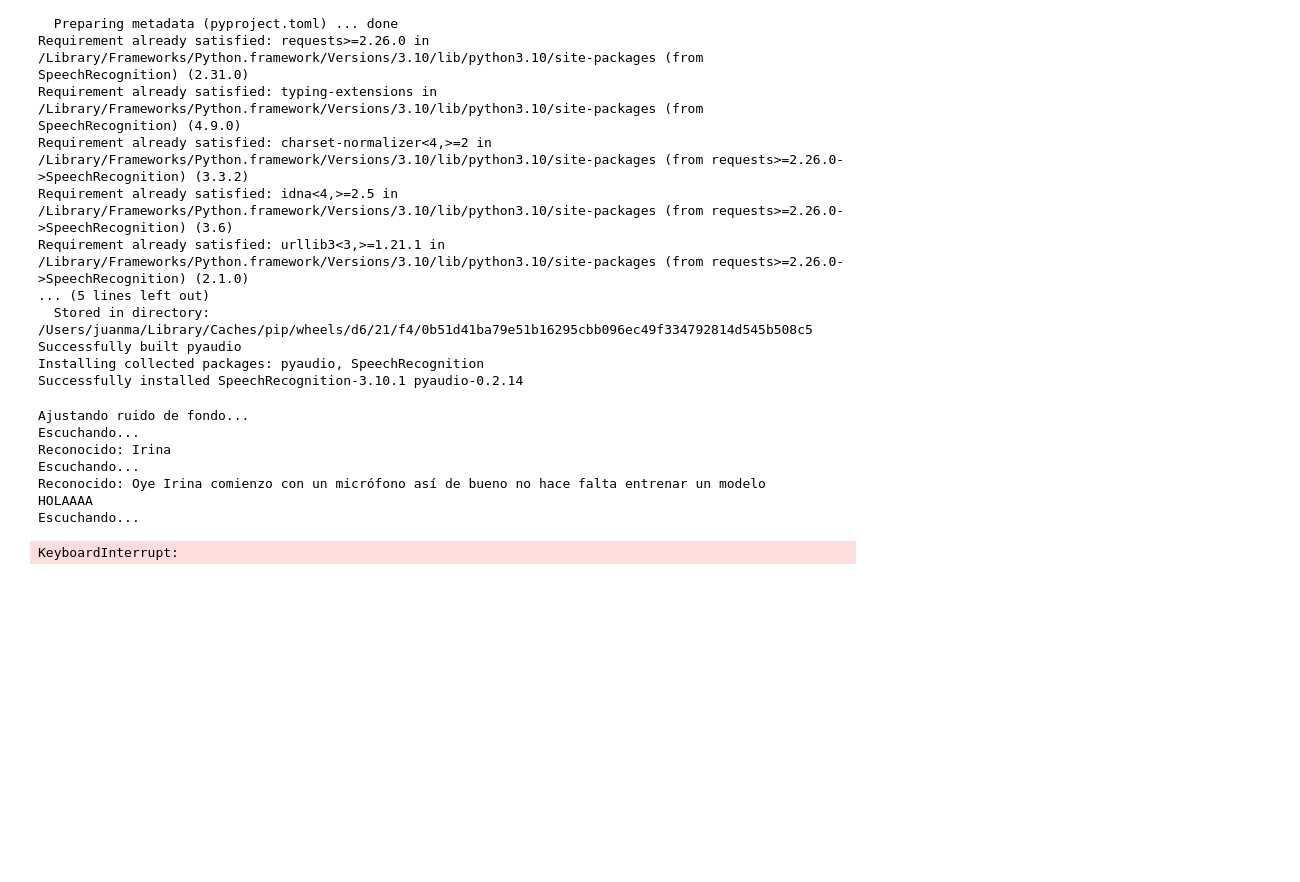
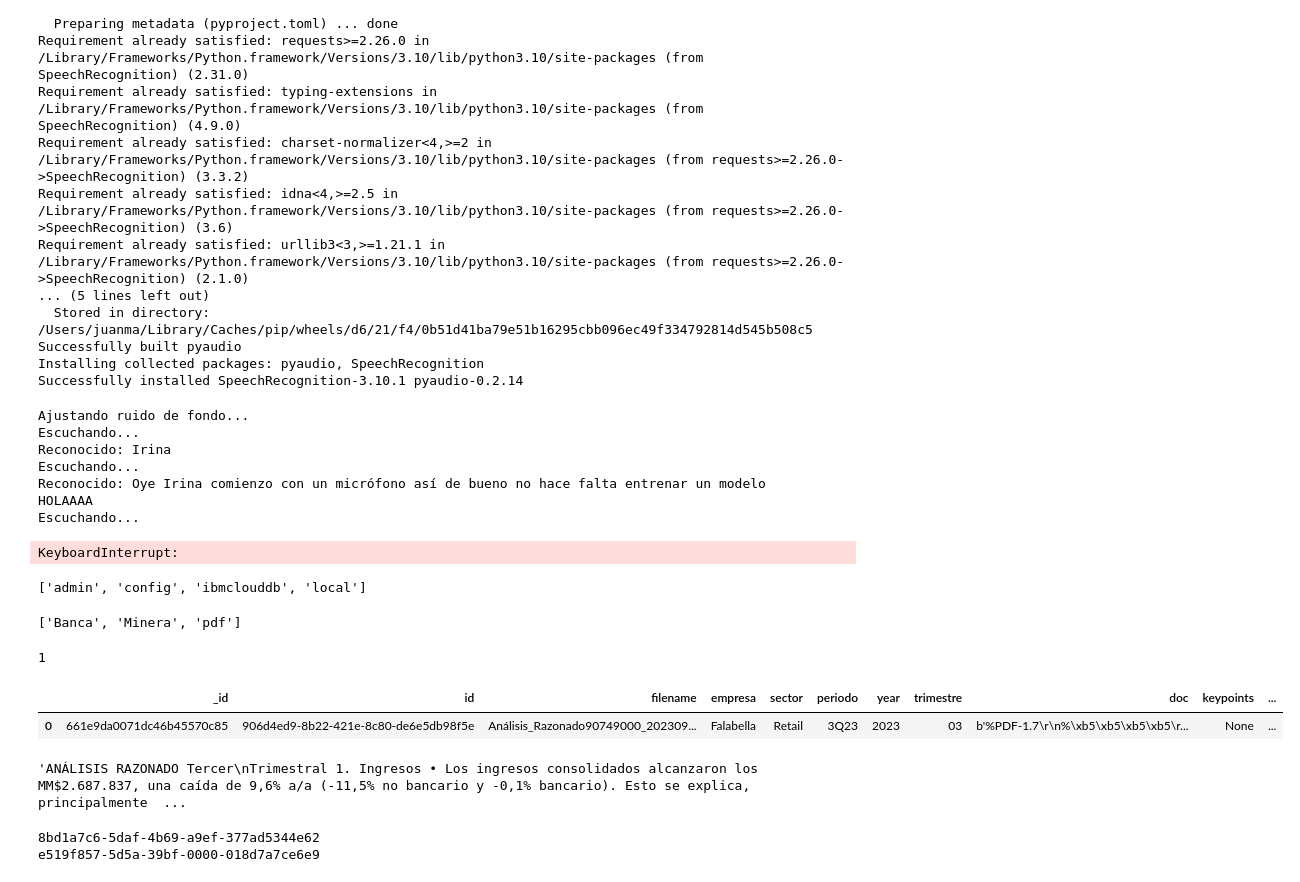
Before and after one commit to BenjaminAleRamosT/POC_BCI, a Jupyter notebook: test.ipynb, the cells around one changed output. Drawn from its saved outputs; the diff is of its cells as text; code cells hidden in the pictures; blank space fills up the shorter version.

```diff
--- a/test.ipynb
+++ b/test.ipynb
@@ -431,3 +431,27 @@ Reconocido: Oye Irina comienzo con un micrófono así de bueno no hace falta ent
 HOLAAAA
 Escuchando...
 KeyboardInterrupt:
+# %%
+from  Backend.credentials.Mongo import get_mongo_client
+
+client = get_mongo_client()
+
+# consultemos la base de datos
+
+# consultemos que bases de datos tenemos
+client.list_database_names()
+# %% [output]
+['admin', 'config', 'ibmclouddb', 'local']
+# %%
+db = client["ibmclouddb"]
+# consultemos que colecciones tenemos
+db.list_collection_names()
+# %% [output]
+['Banca', 'Minera', 'pdf']
+# %%
+#  creamos una colección
+collection = db["pdf"]
+# consultemos que documentos tenemos
+collection.count_documents({})
+# %% [output]
+1
@@ -433,0 +460,11 @@ KeyboardInterrupt:
+# %%
+# veamos en un dataframe los documentos
+df = pd.DataFrame(list(collection.find()))
+df
+# %% [output]
+|  | _id | id | filename | empresa | sector | periodo | year | trimestre | doc | keypoints | ... |
+| 0 | 661e9da0071dc46b45570c85 | 906d4ed9-8b22-421e-8c80-de6e5db98f5e | Análisis_Razonado90749000_202309... | Falabella | Retail | 3Q23 | 2023 | 03 | b'%PDF-1.7\r\n%\xb5\xb5\xb5\xb5\r... | None | ... |
+# %%
+df["texto"][0]
+# %% [output]
+'ANÁLISIS RAZONADO Tercer\nTrimestral 1. Ingresos • Los ingresos consolidados alcanzaron los MM$2.687.837, una caída de 9,6% a/a (-11,5% no bancario y -0,1% bancario). Esto se explica, principalmente  ...
@@ -433,0 +474,22 @@ KeyboardInterrupt:
+# %%
+import os
+project_id = os.environ["PROJECT_ID"]
+collection_id = os.environ["COLLECTION_ID"]
+
+authenticator = IAMAuthenticator("6EKwQ3DwjeXO5RnsfvG8wAK8A0cVlN6xCReGeXKeeHNz")
+
+
+# consultemos a discovery
+from ibm_watson import DiscoveryV2
+
+print(project_id)
+print(collection_id)
+
+
+discovery = DiscoveryV2(
+            version='2024-03-03',
+            authenticator=authenticator
+        )
+# %% [output]
+8bd1a7c6-5daf-4b69-a9ef-377ad5344e62
+e519f857-5d5a-39bf-0000-018d7a7ce6e9
```
Also changed, not shown: parts of 4 cells of this notebook, 7 other files.
